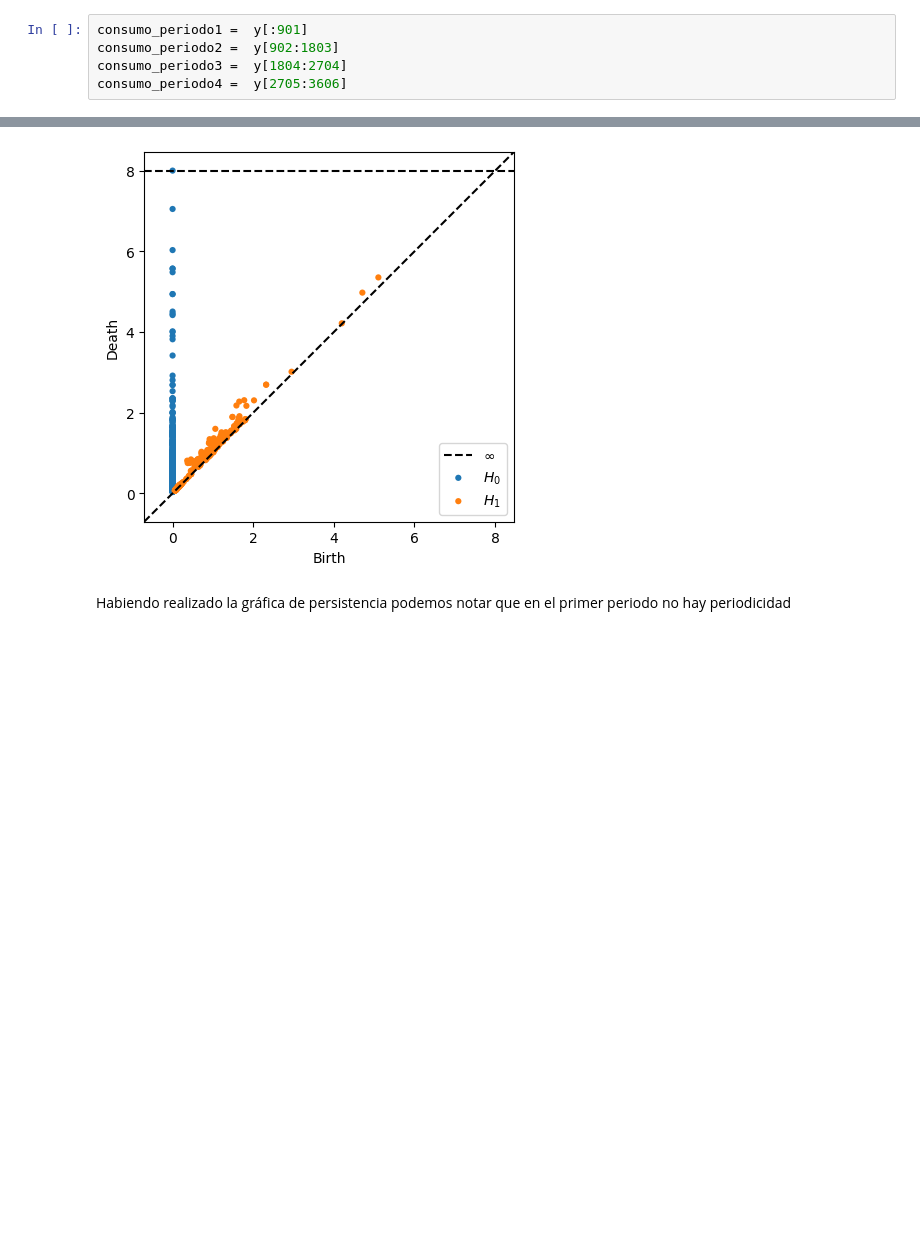
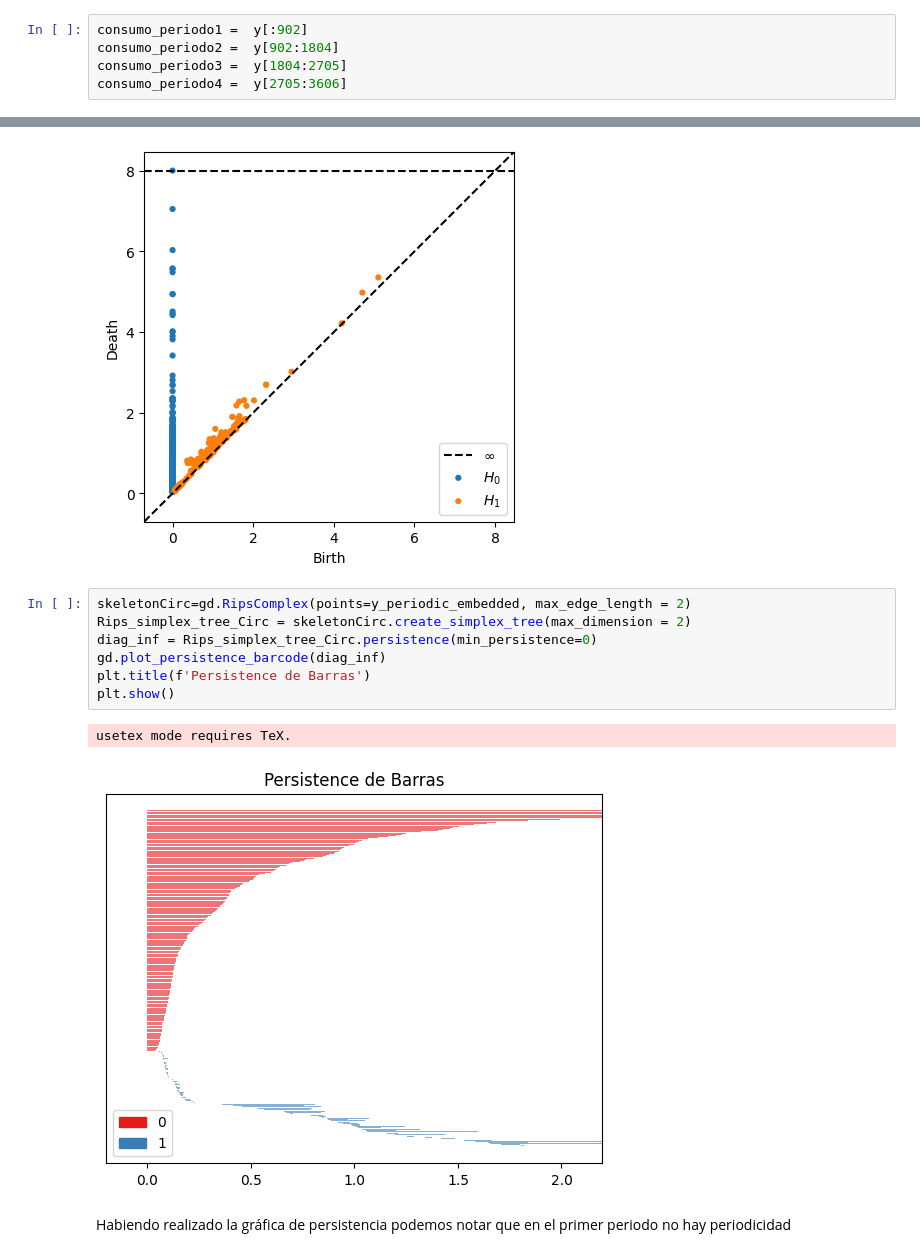
Before and after one commit to AndresOrantes/Examen-Pr-ctico-Consumo-de-Electricidad, a Jupyter notebook: NotebookExamenPractico.ipynb, the cells around one changed output, grey strips where cells are left out. Drawn from its saved outputs; the diff is of its cells as text; blank space fills up the shorter version.

Commit message:
Se agregaron varias cosas: se pusieron diagramas de persistencia, varios periodos nuevos y graficas de barras de persistencia.

```diff
--- a/NotebookExamenPractico.ipynb
+++ b/NotebookExamenPractico.ipynb
@@ -238,9 +237,9 @@ fig.show()
 # %% [markdown]
 Al observar esta gráfica podemos notar de mejor forma que en muchas mediciones el consumo es bajo. Se procederá ahora a realizar la generación de 6 periodos
 # %%
-consumo_periodo1 =  y[:901]
-consumo_periodo2 =  y[902:1803]
-consumo_periodo3 =  y[1804:2704]
+consumo_periodo1 =  y[:902]
+consumo_periodo2 =  y[902:1804]
+consumo_periodo3 =  y[1804:2705]
 consumo_periodo4 =  y[2705:3606]
 # %% [markdown]
 #### Periodo 1
@@ -323,6 +322,16 @@ persim.plot_diagrams(
 )
 # %% [output]
 [figure]
+# %%
+skeletonCirc=gd.RipsComplex(points=y_periodic_embedded, max_edge_length = 2)
+Rips_simplex_tree_Circ = skeletonCirc.create_simplex_tree(max_dimension = 2)
+diag_inf = Rips_simplex_tree_Circ.persistence(min_persistence=0)
+gd.plot_persistence_barcode(diag_inf)
+plt.title(f'Persistence de Barras')
+plt.show()
+# %% [output]
+usetex mode requires TeX.
+[figure, added]
 # %% [markdown]
 Habiendo realizado la gráfica de persistencia podemos notar que en el primer periodo no hay periodicidad
 # %% [markdown]
```
Also changed, not shown: parts of 98 cells of this notebook, 1 other file.
